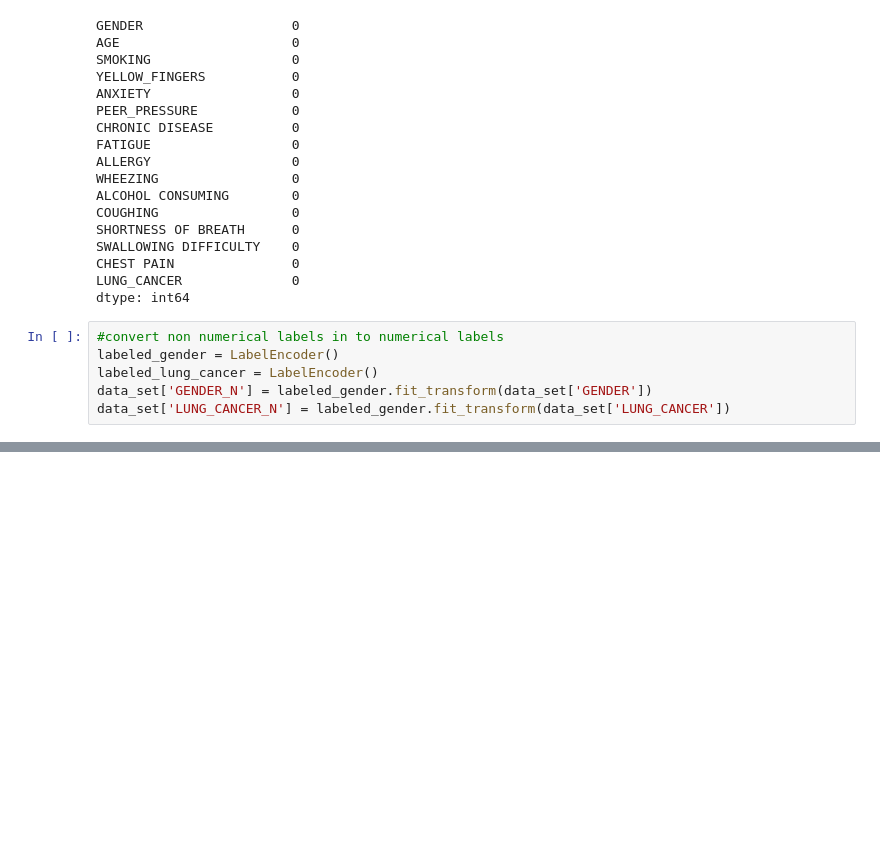
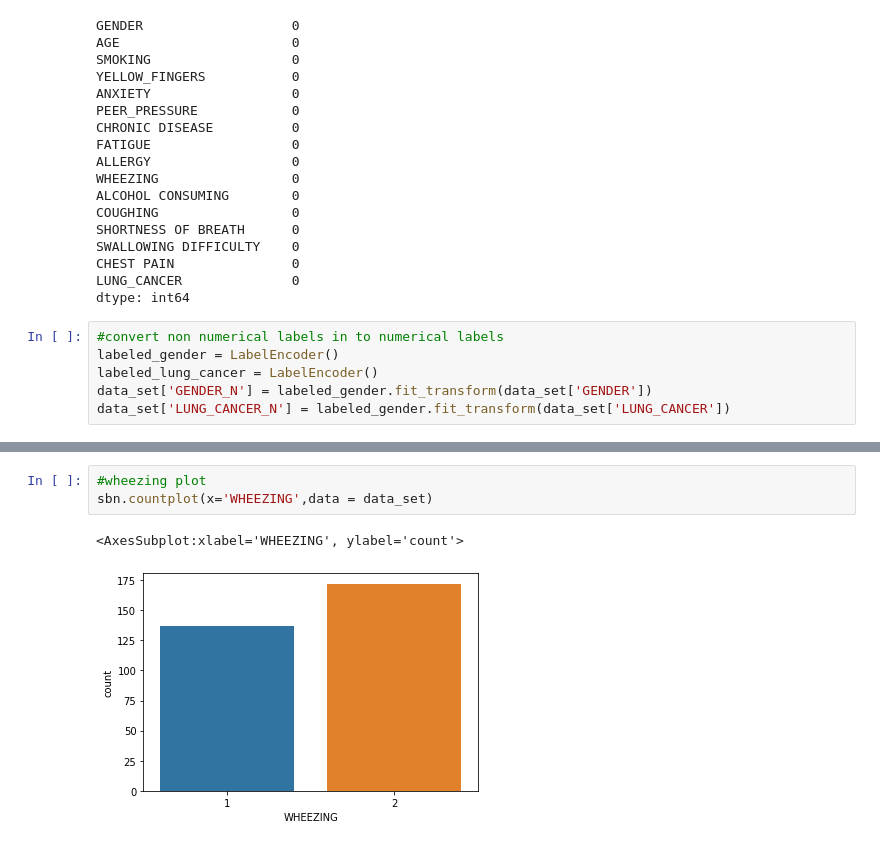
Before and after one commit to jayasith/ML_Assignment2_IT19070704_IT19079264_IT19076362_IT19041926, a Jupyter notebook: logistic-regression-model.ipynb, the cells around one changed output, grey strips where cells are left out. Cells and saved outputs as stored; diff of their text form; blank space fills up the shorter version.

```diff
--- a/logistic-regression-model.ipynb
+++ b/logistic-regression-model.ipynb
@@ -116,3 +116,9 @@ updated_data_set.head()
 | 2 | 59 | 1 | 1 | 1 | 2 | 1 | 2 | 1 | 2 | ... |
 | 3 | 63 | 2 | 2 | 2 | 1 | 1 | 1 | 1 | 1 | ... |
 | 4 | 63 | 1 | 2 | 1 | 1 | 1 | 1 | 1 | 2 | ... |
+# %%
+#wheezing plot
+sbn.countplot(x='WHEEZING',data = data_set)
+# %% [output]
+<AxesSubplot:xlabel='WHEEZING', ylabel='count'>
+[figure, added]
```
Also changed, not shown: parts of 1 cell of this notebook.
